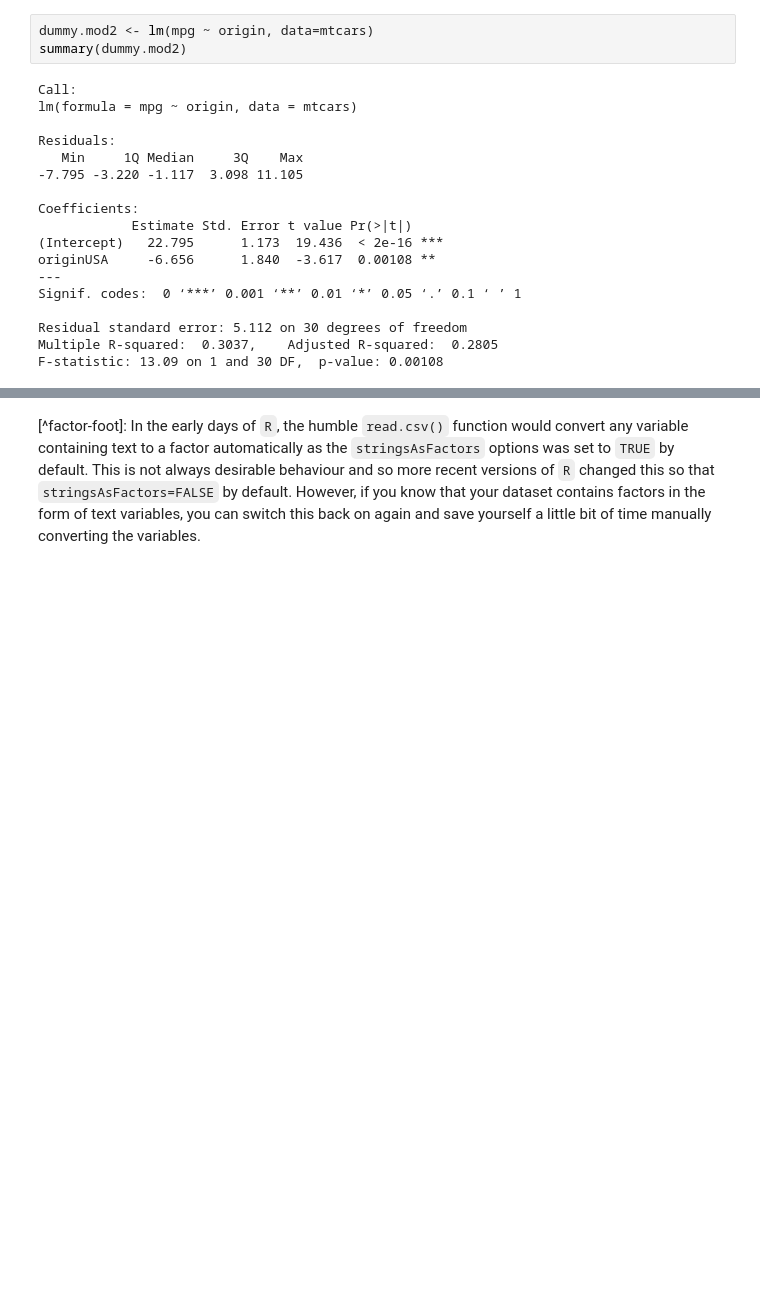
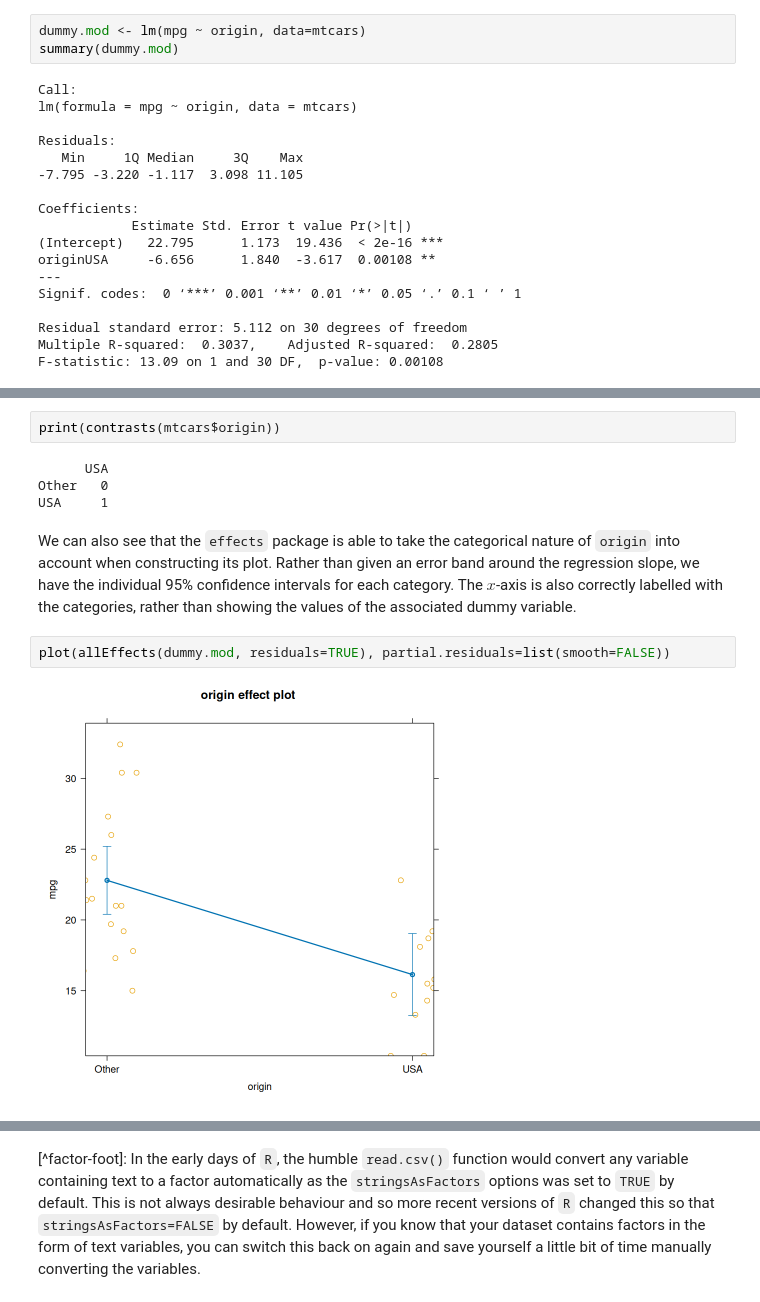
Before and after one commit to PCHN63101-Advanced-Data-Skills/Model-Comparisons-ANOVA, a Jupyter notebook: _build/html/_sources/1.dummy-variables.ipynb, the cells around one changed output, grey strips where cells are left out. Cells and saved outputs as stored; diff of their text form; blank space fills up the shorter version.

```diff
--- a/_build/html/_sources/1.dummy-variables.ipynb
+++ b/_build/html/_sources/1.dummy-variables.ipynb
@@ -148,6 +160,6 @@ mtcars$origin <- as.factor(mtcars$origin)
 # %%
-dummy.mod2 <- lm(mpg ~ origin, data=mtcars)
-summary(dummy.mod2)
+dummy.mod <- lm(mpg ~ origin, data=mtcars)
+summary(dummy.mod)
 # %% [output]
 Call:
 lm(formula = mpg ~ origin, data = mtcars)
@@ -200,2 +183,14 @@ attr(,"contrasts")$origin
+# %%
+print(contrasts(mtcars$origin))
+# %% [output]
+      USA
+Other   0
+USA     1
+# %% [markdown]
+We can also see that the `effects` package is able to take the categorical nature of `origin` into account when constructing its plot. Rather than given an error band around the regression slope, we have the individual 95% confidence intervals for each category. The $x$-axis is also correctly labelled with the categories, rather than showing the values of the associated dummy variable.
+# %%
+plot(allEffects(dummy.mod, residuals=TRUE), partial.residuals=list(smooth=FALSE))
+# %% [output]
+[figure, added]
 # %% [markdown]
 ## The $t$-Test as a Regression Model
```
Also changed, not shown: parts of 28 cells of this notebook, 33 other files.
